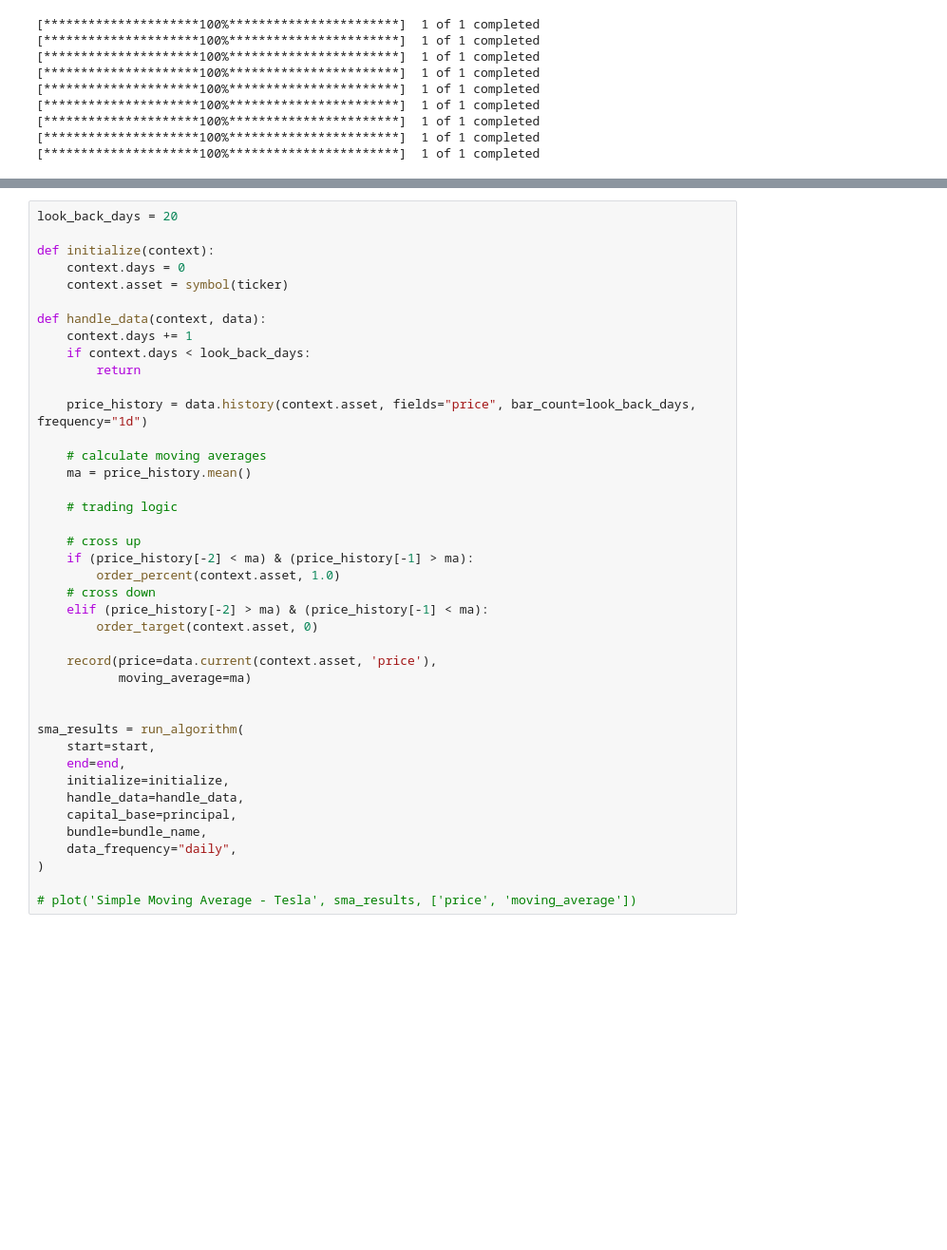
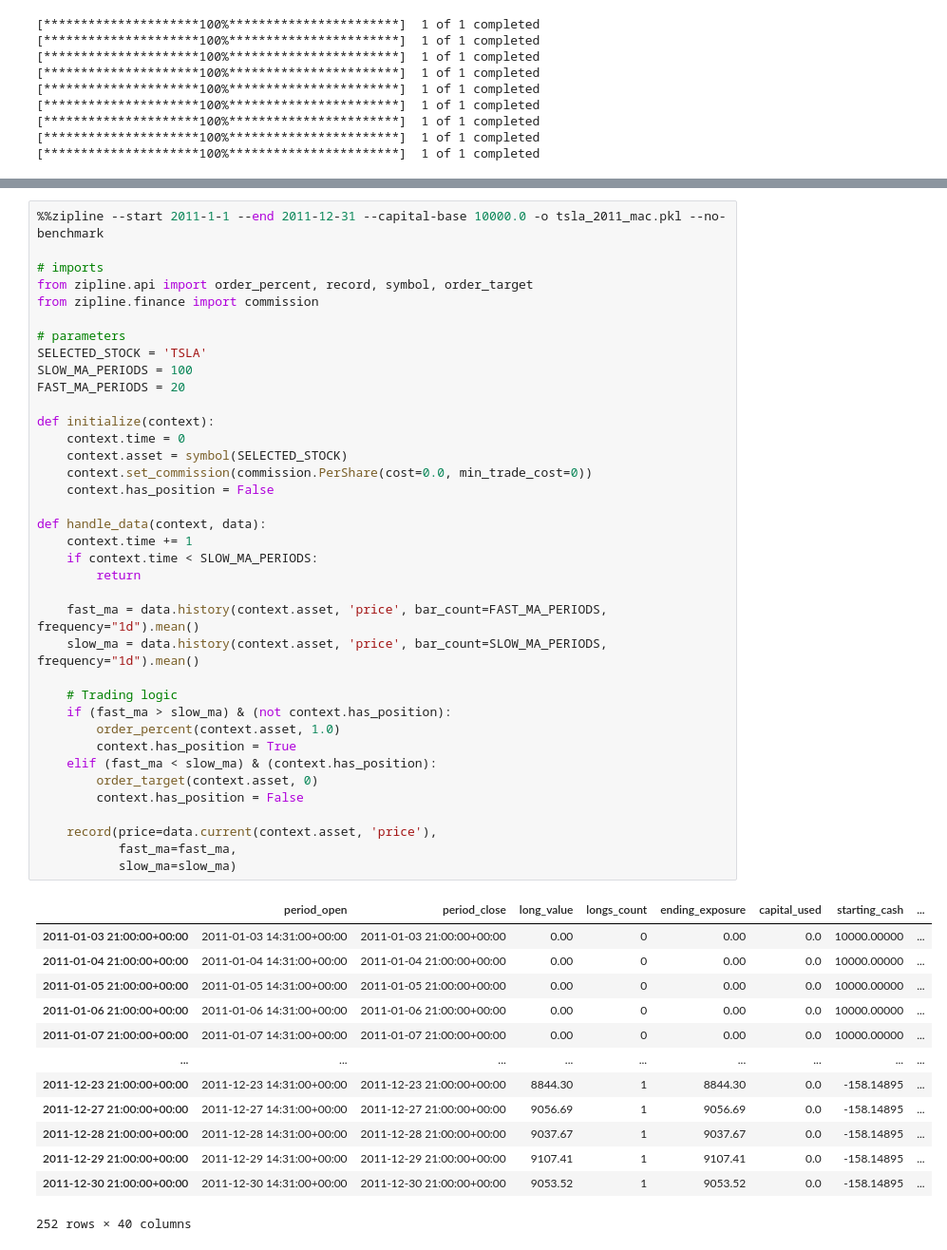
Before and after one commit to josephahn/trading_data_analysis, a Jupyter notebook: comparing_trading_strategies.ipynb, the cells around one changed output, grey strips where cells are left out. Shown: that part at 95% size. Saved outputs shown, nothing was run; the diff lists cells and outputs as text; blank space fills up the shorter version.

```diff
--- a/comparing_trading_strategies.ipynb
+++ b/comparing_trading_strategies.ipynb
@@ -242,42 +194,52 @@ dca_results = run_algorithm(
 # %%
-look_back_days = 20
+%%zipline --start 2011-1-1 --end 2011-12-31 --capital-base 10000.0 -o tsla_2011_mac.pkl --no-benchmark
+
+# imports
+from zipline.api import order_percent, record, symbol, order_target
+from zipline.finance import commission
+
+# parameters
+SELECTED_STOCK = 'TSLA'
+SLOW_MA_PERIODS = 100
+FAST_MA_PERIODS = 20
 
 def initialize(context):
-    context.days = 0
-    context.asset = symbol(ticker)
+    context.time = 0
+    context.asset = symbol(SELECTED_STOCK)
+    context.set_commission(commission.PerShare(cost=0.0, min_trade_cost=0))
+    context.has_position = False
 
 def handle_data(context, data):
-    context.days += 1
-    if context.days < look_back_days:
+    context.time += 1
+    if context.time < SLOW_MA_PERIODS:
         return
 
-    price_history = data.history(context.asset, fields="price", bar_count=look_back_days, frequency="1d")
+    fast_ma = data.history(context.asset, 'price', bar_count=FAST_MA_PERIODS, frequency="1d").mean()
+    slow_ma = data.history(context.asset, 'price', bar_count=SLOW_MA_PERIODS, frequency="1d").mean()
 
-    # calculate moving averages
-    ma = price_history.mean()
-
-    # trading logic
-
-    # cross up
-    if (price_history[-2] < ma) & (price_history[-1] > ma):
+    # Trading logic
+    if (fast_ma > slow_ma) & (not context.has_position):
         order_percent(context.asset, 1.0)
-    # cross down
-    elif (price_history[-2] > ma) & (price_history[-1] < ma):
+        context.has_position = True
+    elif (fast_ma < slow_ma) & (context.has_position):
         order_target(context.asset, 0)
+        context.has_position = False
 
     record(price=data.current(context.asset, 'price'),
-           moving_average=ma)
-
-
-sma_results = run_algorithm(
-    start=start,
-    end=end,
-    initialize=initialize,
-    handle_data=handle_data,
-    capital_base=principal,
-    bundle=bundle_name,
-    data_frequency="daily",
-)
-
-# plot('Simple Moving Average - Tesla', sma_results, ['price', 'moving_average'])
+           fast_ma=fast_ma,
+           slow_ma=slow_ma)
+# %% [output]
+|  | period_open | period_close | long_value | longs_count | ending_exposure | capital_used | starting_cash | ... |
+| 2011-01-03 21:00:00+00:00 | 2011-01-03 14:31:00+00:00 | 2011-01-03 21:00:00+00:00 | 0.00 | 0 | 0.00 | 0.0 | 10000.00000 | ... |
+| 2011-01-04 21:00:00+00:00 | 2011-01-04 14:31:00+00:00 | 2011-01-04 21:00:00+00:00 | 0.00 | 0 | 0.00 | 0.0 | 10000.00000 | ... |
+| 2011-01-05 21:00:00+00:00 | 2011-01-05 14:31:00+00:00 | 2011-01-05 21:00:00+00:00 | 0.00 | 0 | 0.00 | 0.0 | 10000.00000 | ... |
+| 2011-01-06 21:00:00+00:00 | 2011-01-06 14:31:00+00:00 | 2011-01-06 21:00:00+00:00 | 0.00 | 0 | 0.00 | 0.0 | 10000.00000 | ... |
+| 2011-01-07 21:00:00+00:00 | 2011-01-07 14:31:00+00:00 | 2011-01-07 21:00:00+00:00 | 0.00 | 0 | 0.00 | 0.0 | 10000.00000 | ... |
+| ... | ... | ... | ... | ... | ... | ... | ... | ... |
+| 2011-12-23 21:00:00+00:00 | 2011-12-23 14:31:00+00:00 | 2011-12-23 21:00:00+00:00 | 8844.30 | 1 | 8844.30 | 0.0 | -158.14895 | ... |
+| 2011-12-27 21:00:00+00:00 | 2011-12-27 14:31:00+00:00 | 2011-12-27 21:00:00+00:00 | 9056.69 | 1 | 9056.69 | 0.0 | -158.14895 | ... |
+| 2011-12-28 21:00:00+00:00 | 2011-12-28 14:31:00+00:00 | 2011-12-28 21:00:00+00:00 | 9037.67 | 1 | 9037.67 | 0.0 | -158.14895 | ... |
+| 2011-12-29 21:00:00+00:00 | 2011-12-29 14:31:00+00:00 | 2011-12-29 21:00:00+00:00 | 9107.41 | 1 | 9107.41 | 0.0 | -158.14895 | ... |
+| 2011-12-30 21:00:00+00:00 | 2011-12-30 14:31:00+00:00 | 2011-12-30 21:00:00+00:00 | 9053.52 | 1 | 9053.52 | 0.0 | -158.14895 | ... |
+252 rows × 40 columns
 # %% [markdown]
```
Also changed, not shown: parts of 26 cells of this notebook.
